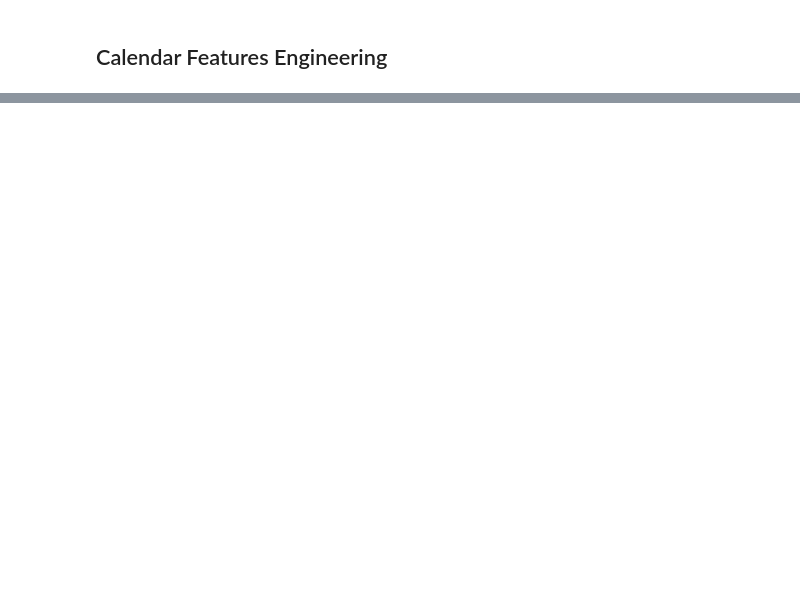
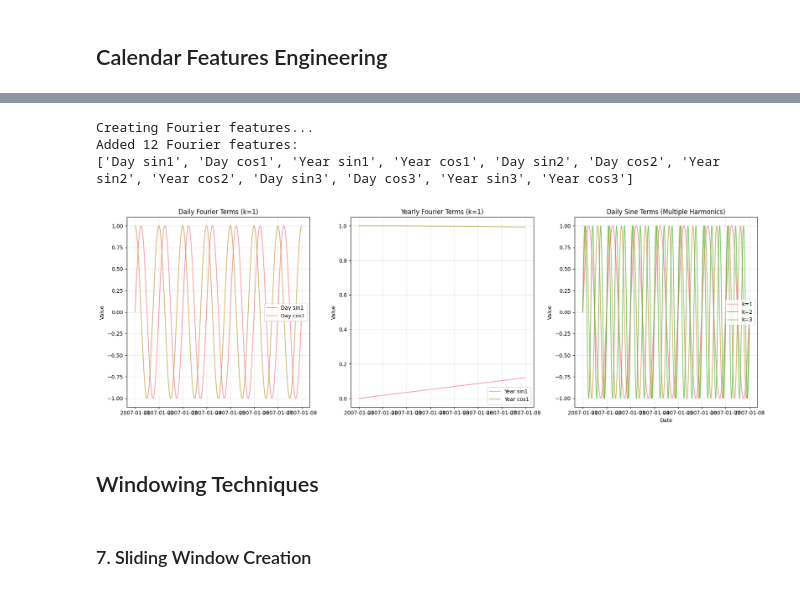
Before and after one commit to giulatona/iecon2025_tutorial, a Jupyter notebook: notebooks/02_preprocessing_windowing_features.ipynb, the cells around one changed output, grey strips where cells are left out. Saved outputs shown, nothing was run; the diff lists cells and outputs as text; code cells hidden in the pictures; blank space fills up the shorter version.

```diff
--- a/notebooks/02_preprocessing_windowing_features.ipynb
+++ b/notebooks/02_preprocessing_windowing_features.ipynb
@@ -1185,0 +1113,55 @@ print("Rolling statistics functions defined. Implementation needed.")
+# %%
+# Example: Create and visualize Fourier features
+print("Creating Fourier features...")
+
+# Create Fourier features
+df_fourier, fourier_columns = create_fourier_features(df_filled, num_fourier_terms=3)
+
+print(f"Added {len(fourier_columns)} Fourier features:")
+print(fourier_columns)
+
+# Plot the Fourier features
+fig, axes = plt.subplots(1, 3, figsize=(18, 6))
+
+# Sample a week for visualization
+sample_start = '2007-01-01'
+sample_end = '2007-01-07'
+df_sample = df_fourier[sample_start:sample_end]
+
+# Plot daily Fourier terms
+axes[0].plot(df_sample.index, df_sample['Day sin1'], label='Day sin1', alpha=0.7)
+axes[0].plot(df_sample.index, df_sample['Day cos1'], label='Day cos1', alpha=0.7)
+axes[0].set_title('Daily Fourier Terms (k=1)')
+axes[0].set_ylabel('Value')
+axes[0].legend()
+axes[0].grid(True, alpha=0.3)
+
+# Plot yearly Fourier terms (zoomed to see variation)
+axes[1].plot(df_sample.index, df_sample['Year sin1'], label='Year sin1', alpha=0.7)
+axes[1].plot(df_sample.index, df_sample['Year cos1'], label='Year cos1', alpha=0.7)
+axes[1].set_title('Yearly Fourier Terms (k=1)')
+axes[1].set_ylabel('Value')
+axes[1].legend()
+axes[1].grid(True, alpha=0.3)
+
+# Plot multiple daily harmonics
+axes[2].plot(df_sample.index, df_sample['Day sin1'], label='k=1', alpha=0.7)
+axes[2].plot(df_sample.index, df_sample['Day sin2'], label='k=2', alpha=0.7)
+axes[2].plot(df_sample.index, df_sample['Day sin3'], label='k=3', alpha=0.7)
+axes[2].set_title('Daily Sine Terms (Multiple Harmonics)')
+axes[2].set_ylabel('Value')
+axes[2].set_xlabel('Date')
+axes[2].legend()
+axes[2].grid(True, alpha=0.3)
+
+plt.tight_layout()
+plt.show()
+# %% [output]
+Creating Fourier features...
+Added 12 Fourier features:
+['Day sin1', 'Day cos1', 'Year sin1', 'Year cos1', 'Day sin2', 'Day cos2', 'Year sin2', 'Year cos2', 'Day sin3', 'Day cos3', 'Year sin3', 'Year cos3']
+[figure, added]
+# %% [markdown]
+## Windowing Techniques
+# %% [markdown]
+### 7. Sliding Window Creation
```
Also changed, not shown: parts of 35 cells of this notebook, 2 other files.
